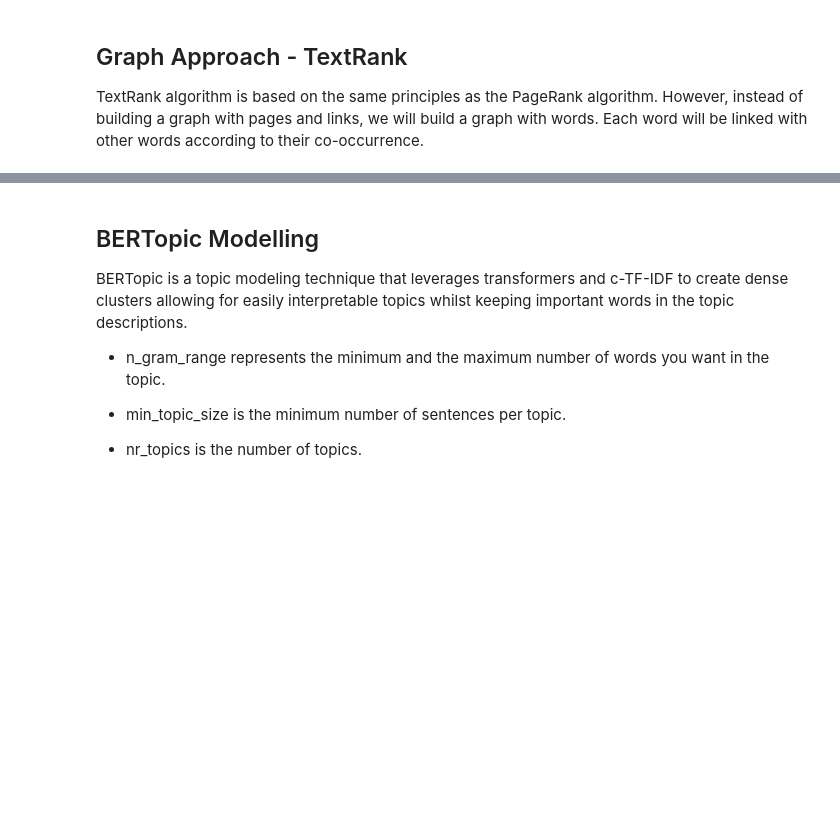
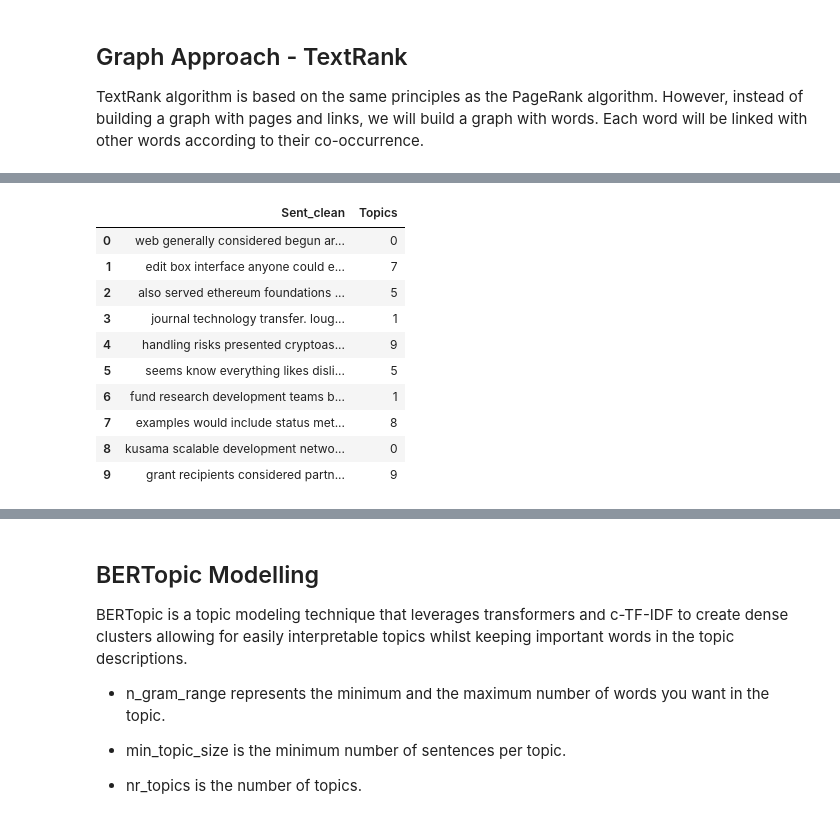
Before and after one commit to michaelmml/NLP-Information-Extraction, a Jupyter notebook: BERTopicModelling.ipynb, the cells around one changed output, grey strips where cells are left out. Saved outputs shown, nothing was run; the diff lists cells and outputs as text; code cells hidden in the pictures; blank space fills up the shorter version.

```diff
--- a/BERTopicModelling.ipynb
+++ b/BERTopicModelling.ipynb
@@ -418,0 +472,6 @@ TextRank algorithm is based on the same principles as the PageRank algorithm. Ho
+# %%
+search_params = {'n_components': [10, 15, 20, 25, 30], 'learning_decay': [.5, .7, .9]}
+lda = LatentDirichletAllocation()
+
+model = GridSearchCV(lda, param_grid=search_params)
+model.fit(vectorized_output)
@@ -418,0 +511,4 @@ TextRank algorithm is based on the same principles as the PageRank algorithm. Ho
+# %%
+n_topics = 10
+model_lda = LatentDirichletAllocation(n_components=n_topics, random_state=0)
+model_lda.fit(vectorized_output)
@@ -418,0 +549,14 @@ TextRank algorithm is based on the same principles as the PageRank algorithm. Ho
+# %%
+gen_df2.head(10)
+# %% [output]
+|  | Sent_clean | Topics |
+| 0 | web generally considered begun ar... | 0 |
+| 1 | edit box interface anyone could e... | 7 |
+| 2 | also served ethereum foundations ... | 5 |
+| 3 | journal technology transfer. loug... | 1 |
+| 4 | handling risks presented cryptoas... | 9 |
+| 5 | seems know everything likes disli... | 5 |
+| 6 | fund research development teams b... | 1 |
+| 7 | examples would include status met... | 8 |
+| 8 | kusama scalable development netwo... | 0 |
+| 9 | grant recipients considered partn... | 9 |
```
Also changed, not shown: parts of 40 cells of this notebook.
